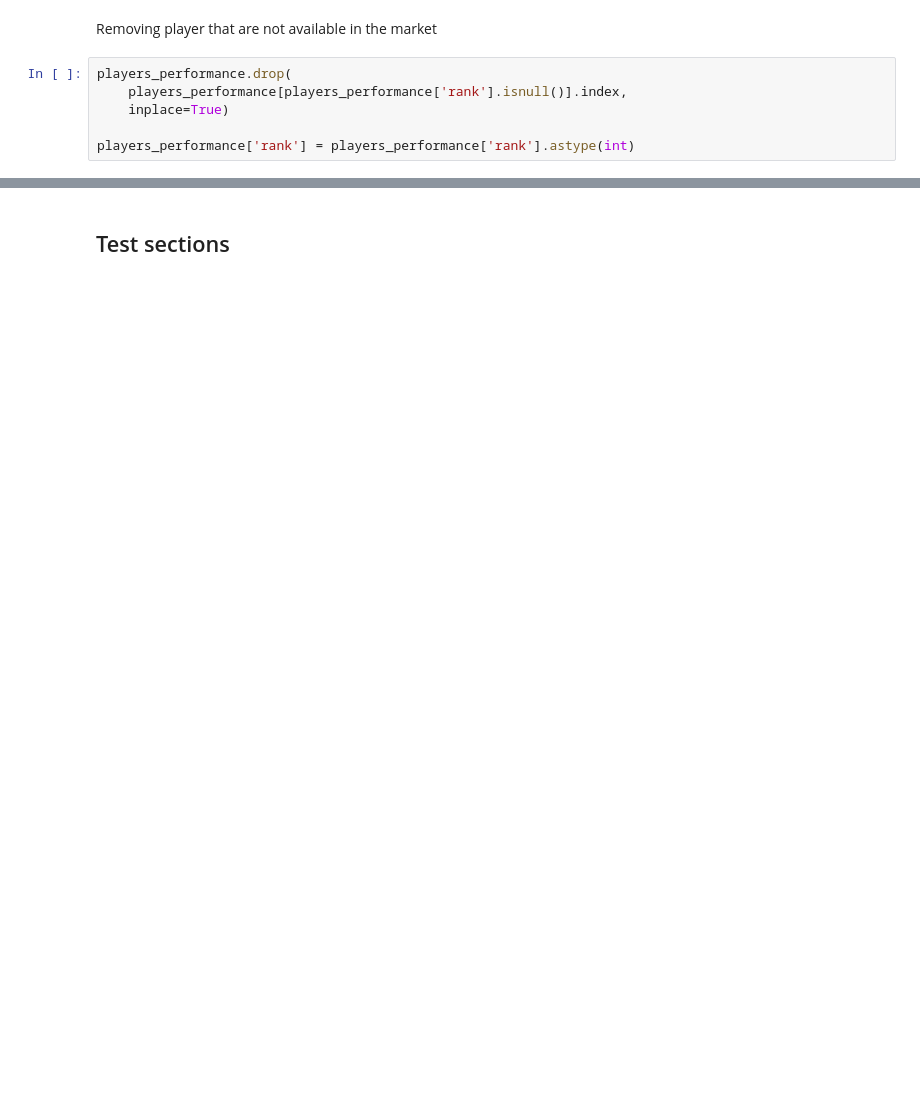
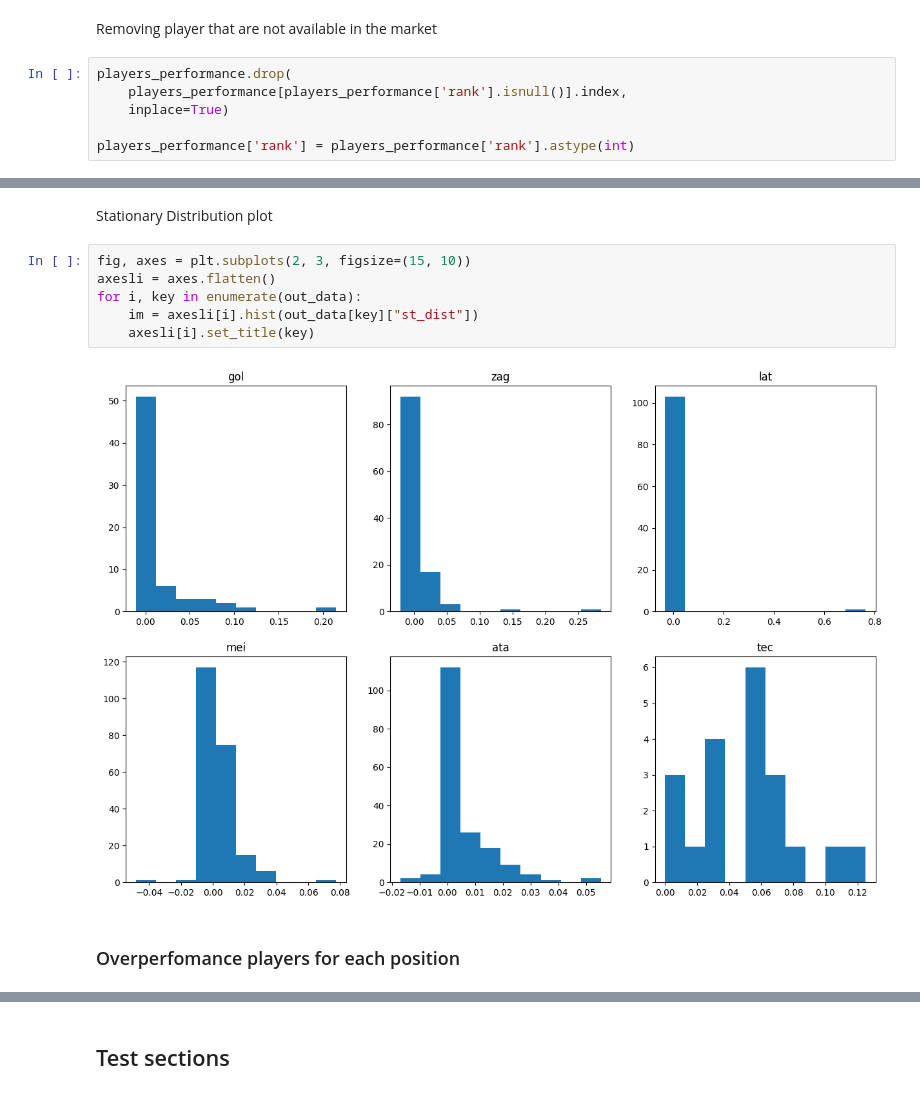
Before and after one commit to jquentino/mkv-cartola, a Jupyter notebook: model.ipynb, the cells around one changed output, grey strips where cells are left out. Drawn from its saved outputs; the diff is of its cells as text; blank space fills up the shorter version.

```diff
--- a/model.ipynb
+++ b/model.ipynb
@@ -233,0 +270,12 @@ players_ranked[players_ranked.position == 'ata'][(stationary > 0) * (stationary
+# %% [markdown]
+Stationary Distribution plot
+# %%
+fig, axes = plt.subplots(2, 3, figsize=(15, 10))
+axesli = axes.flatten()
+for i, key in enumerate(out_data):
+    im = axesli[i].hist(out_data[key]["st_dist"])
+    axesli[i].set_title(key)
+# %% [output]
+[figure, added]
+# %% [markdown]
+### Overperfomance players for each position
```
Also changed, not shown: parts of 80 cells of this notebook, 3 other files.
